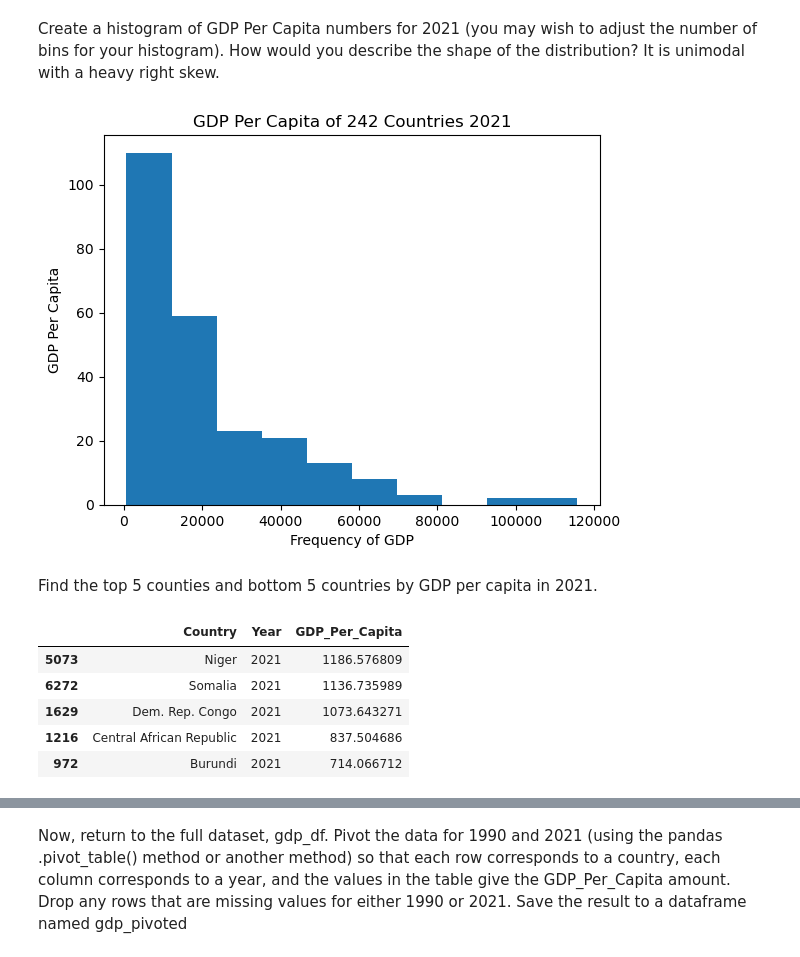
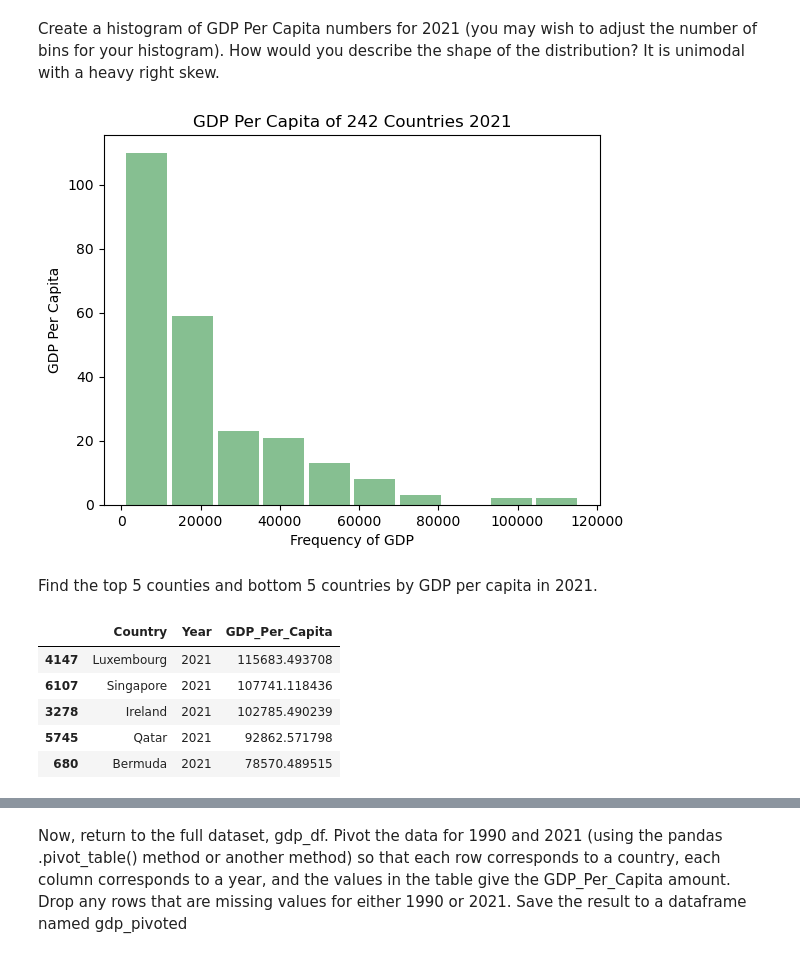
Before and after one commit to nss-data-science-cohort-8/un-exploration-Mythical-clj, a Jupyter notebook: notebooks/UN_Data_Exploration.ipynb, the cells around one changed output, grey strips where cells are left out. Saved outputs shown, nothing was run; the diff lists cells and outputs as text; code cells hidden in the pictures.

```diff
--- a/notebooks/UN_Data_Exploration.ipynb
+++ b/notebooks/UN_Data_Exploration.ipynb
@@ -103,21 +103,20 @@ Name: GDP_Per_Capita, dtype: float64
 # %% [markdown]
 Create a histogram of GDP Per Capita numbers for 2021 (you may wish to adjust the number of bins for your histogram). How would you describe the shape of the distribution? It is unimodal with a heavy right skew.
 # %%
-gdp_2021['GDP_Per_Capita'].plot(kind='hist');
+gdp_2021['GDP_Per_Capita'].hist(grid=False, color='#86bf91', zorder=2, rwidth=0.9);
 plt.xlabel('Frequency of GDP')
 plt.ylabel('GDP Per Capita')
 plt.title('GDP Per Capita of 242 Countries 2021');
 # %% [output]
-[figure, old version]
+[figure, new version]
 # %% [markdown]
 Find the top 5 counties and bottom 5 countries by GDP per capita in 2021.
 # %%
 gdp_2021.sort_values('GDP_Per_Capita', ascending = False).head(5)
-gdp_2021.sort_values('GDP_Per_Capita', ascending = False).tail(5)
 # %% [output]
 |  | Country | Year | GDP_Per_Capita |
-| 5073 | Niger | 2021 | 1186.576809 |
-| 6272 | Somalia | 2021 | 1136.735989 |
-| 1629 | Dem. Rep. Congo | 2021 | 1073.643271 |
-| 1216 | Central African Republic | 2021 | 837.504686 |
-| 972 | Burundi | 2021 | 714.066712 |
+| 4147 | Luxembourg | 2021 | 115683.493708 |
+| 6107 | Singapore | 2021 | 107741.118436 |
+| 3278 | Ireland | 2021 | 102785.490239 |
+| 5745 | Qatar | 2021 | 92862.571798 |
+| 680 | Bermuda | 2021 | 78570.489515 |
```
Also changed, not shown: parts of 14 cells of this notebook.
